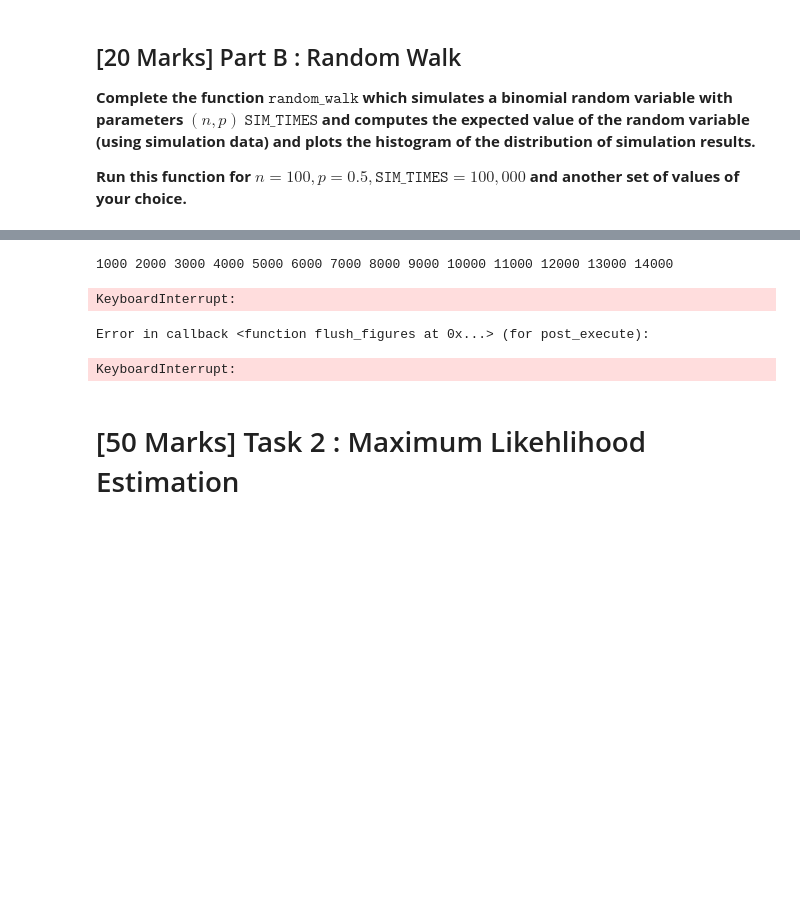
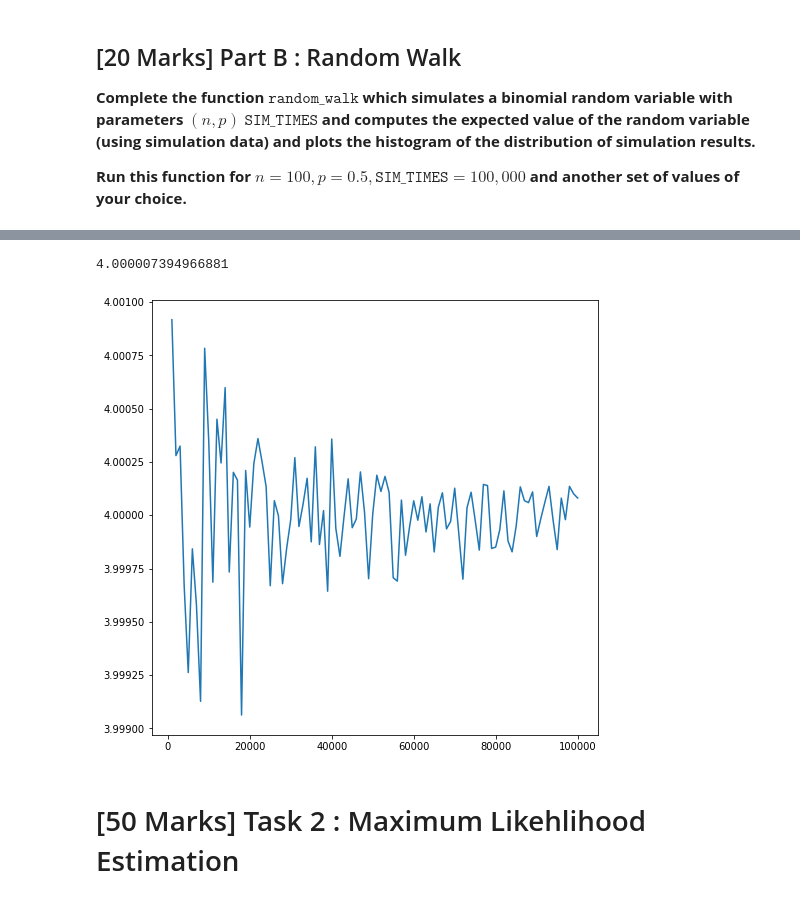
Before and after one commit to mj06879/Probability-and-Statistics-Projects, a Jupyter notebook: 2/Project_2_Student Version.ipynb, the cells around one changed output, grey strips where cells are left out. Cells and saved outputs as stored; diff of their text form; code cells hidden in the pictures; blank space fills up the shorter version.

```diff
--- a/2/Project_2_Student Version.ipynb
+++ b/2/Project_2_Student Version.ipynb
@@ -97,31 +102,35 @@ random_walk(1000, 0.9, 1000)
 and draw a _line chart_ of the obtained values.**
 
 **Then test the function on $p=0.5,\texttt{SIM\_TIMES} =10,000$ and write down anything interesting you notice about the graph.**
-# %%
-def part_3(p, SIM_TIMES):
-    # TODO: Complete the function and remember to label the axes appropriately
-    while SIM_TIMES:
-        n = 1000
-        Y = []
-        X = []
-        while n <= 100000:
-            mu = random_walk(n, p, 1)
-            X.append(n)
-            Y.append(2 * n / mu)
-            print(n, end=" ")
-            n += 1000
-        SIM_TIMES -= 1
-
-    plt.plot(X, Y)
-    plt.show()
-
-
-part_3(0.5, 1)
-# %% [output]
-1000 2000 3000 4000 5000 6000 7000 8000 9000 10000 11000 12000 13000 14000
-KeyboardInterrupt:
-Error in callback <function flush_figures at 0x...> (for post_execute):
-KeyboardInterrupt:
+# %%
+def part_3(p: float, SIM_TIMES: int):
+
+    n_values = np.array([n for n in range(1000, 100001, 1000)])
+
+    random_walk_vecFunc = np.vectorize(random_walk, otypes=[float])
+
+    # edfo = np.array([random_walk_vecFunc(n_values, p, 100) for _ in range(SIM_TIMES)])
+    edfo = random_walk_vecFunc(n_values, p, SIM_TIMES)
+
+    # edfo = np.mean(edfo, axis=0, dtype=float)
+    # print(edfo)
+    # denom = edfo
+    denom = np.abs(edfo)
+    # denom = np.power(edfo, 2)
+
+    # print(denom)
+
+    ratio = (2 * n_values) / denom
+    print(np.mean(ratio))
+    plt.figure(figsize=(8, 8))
+    plt.plot(n_values, ratio)
+    plt.show()
+
+
+part_3(0.5, 10000)
+# %% [output]
+4.000007394966881
+[figure, added]
 # %% [markdown]
 # [50 Marks] Task 2 : Maximum Likehlihood Estimation
 # %% [markdown]
```
Also changed, not shown: parts of 16 cells of this notebook.
